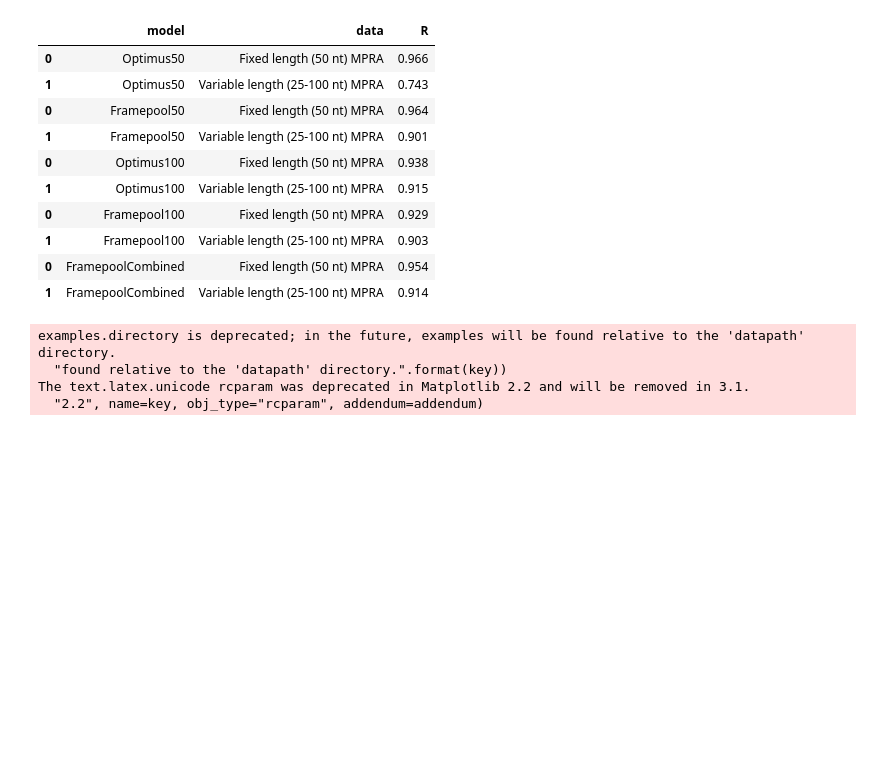
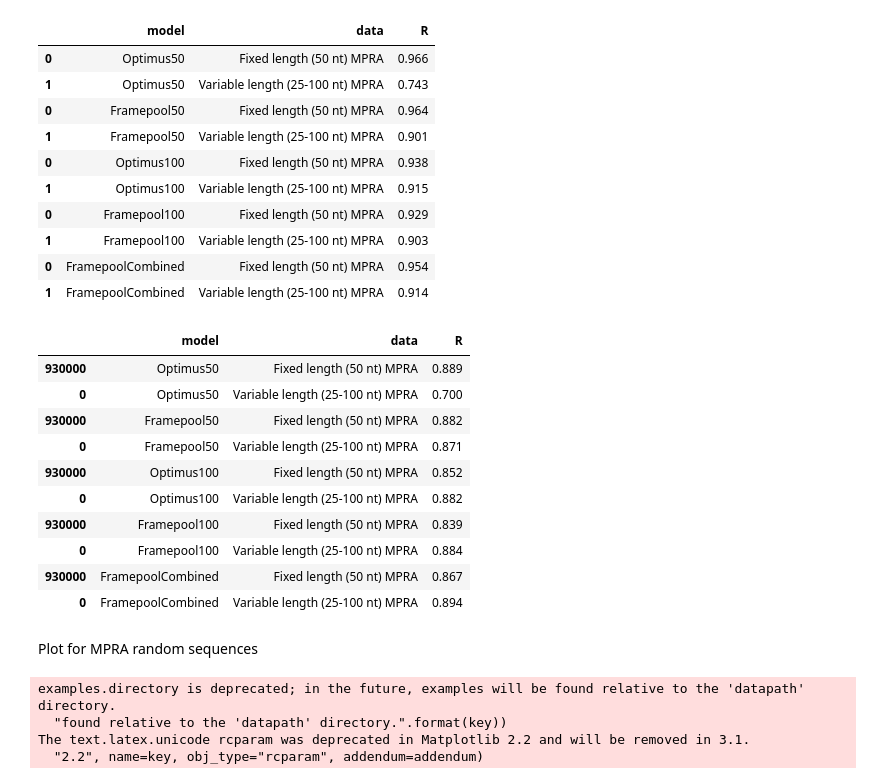
Before and after one commit to Karollus/5UTR, a Jupyter notebook: Modelling/Modelling.ipynb, the cells around one changed output. Drawn from its saved outputs; the diff is of its cells as text; code cells hidden in the pictures; blank space fills up the shorter version.

```diff
--- a/Modelling/Modelling.ipynb
+++ b/Modelling/Modelling.ipynb
@@ -351,3 +342,19 @@ mpra_pred_df[["model", "data", "R"]].drop_duplicates()
+# %%
+mpra_pred_df_human[["model", "data", "R"]].drop_duplicates()
+# %% [output]
+|  | model | data | R |
+| 930000 | Optimus50 | Fixed length (50 nt) MPRA | 0.889 |
+| 0 | Optimus50 | Variable length (25-100 nt) MPRA | 0.700 |
+| 930000 | Framepool50 | Fixed length (50 nt) MPRA | 0.882 |
+| 0 | Framepool50 | Variable length (25-100 nt) MPRA | 0.871 |
+| 930000 | Optimus100 | Fixed length (50 nt) MPRA | 0.852 |
+| 0 | Optimus100 | Variable length (25-100 nt) MPRA | 0.882 |
+| 930000 | Framepool100 | Fixed length (50 nt) MPRA | 0.839 |
+| 0 | Framepool100 | Variable length (25-100 nt) MPRA | 0.884 |
+| 930000 | FramepoolCombined | Fixed length (50 nt) MPRA | 0.867 |
+| 0 | FramepoolCombined | Variable length (25-100 nt) MPRA | 0.894 |
+# %% [markdown]
+Plot for MPRA random sequences
 # %%
 # Build a subset
 mpra_pred_df_sub = mpra_pred_df[mpra_pred_df.model.isin(["Optimus50","Framepool50"])]
```
Also changed, not shown: parts of 74 cells of this notebook, 15 other files.
